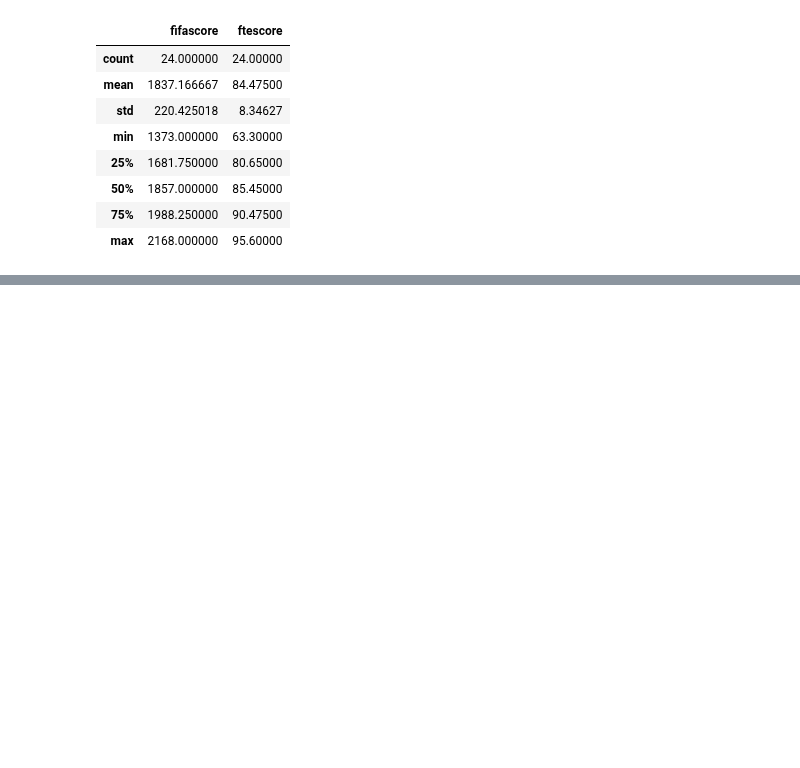
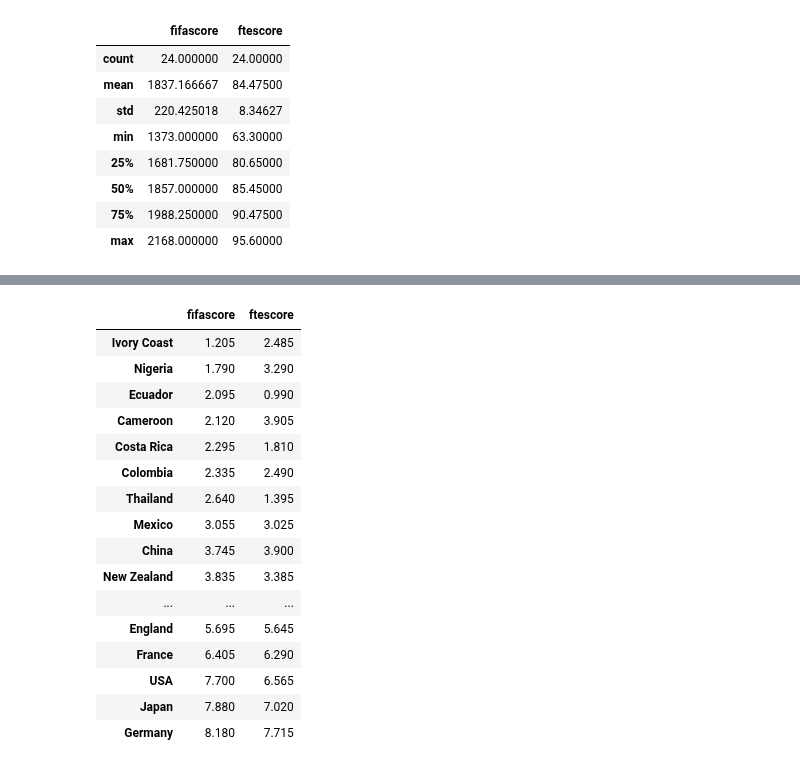
Before and after one commit to selwyth/wwc2015, a Jupyter notebook: normmodel.ipynb, the cells around one changed output, grey strips where cells are left out. Drawn from its saved outputs; the diff is of its cells as text; code cells hidden in the pictures; blank space fills up the shorter version.

```diff
--- a/normmodel.ipynb
+++ b/normmodel.ipynb
@@ -539,2 +97,22 @@ players(result,'fifascore')
+# %%
+result.sort('fifascore')
+# %% [output]
+|  | fifascore | ftescore |
+| Ivory Coast | 1.205 | 2.485 |
+| Nigeria | 1.790 | 3.290 |
+| Ecuador | 2.095 | 0.990 |
+| Cameroon | 2.120 | 3.905 |
+| Costa Rica | 2.295 | 1.810 |
+| Colombia | 2.335 | 2.490 |
+| Thailand | 2.640 | 1.395 |
+| Mexico | 3.055 | 3.025 |
+| China | 3.745 | 3.900 |
+| New Zealand | 3.835 | 3.385 |
+| ... | ... | ... |
+| England | 5.695 | 5.645 |
+| France | 6.405 | 6.290 |
+| USA | 7.700 | 6.565 |
+| Japan | 7.880 | 7.020 |
+| Germany | 8.180 | 7.715 |
 # %%
 import matplotlib.pyplot as plt
```
Also changed, not shown: parts of 13 cells of this notebook.
